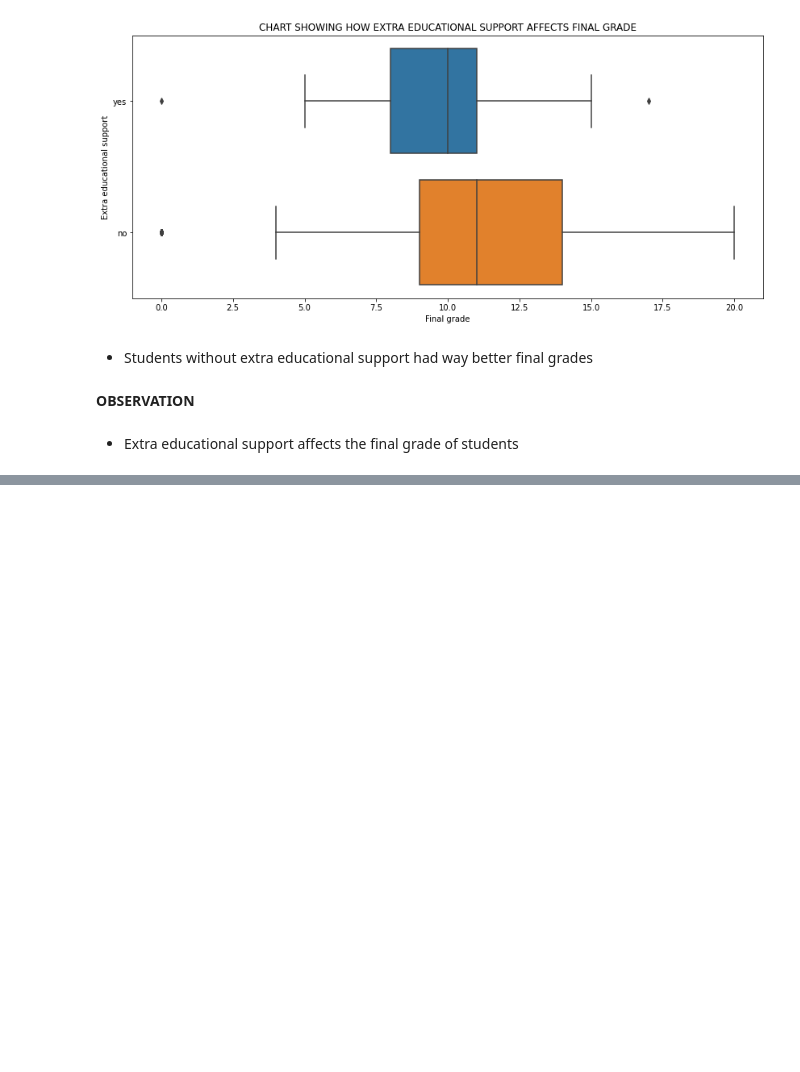
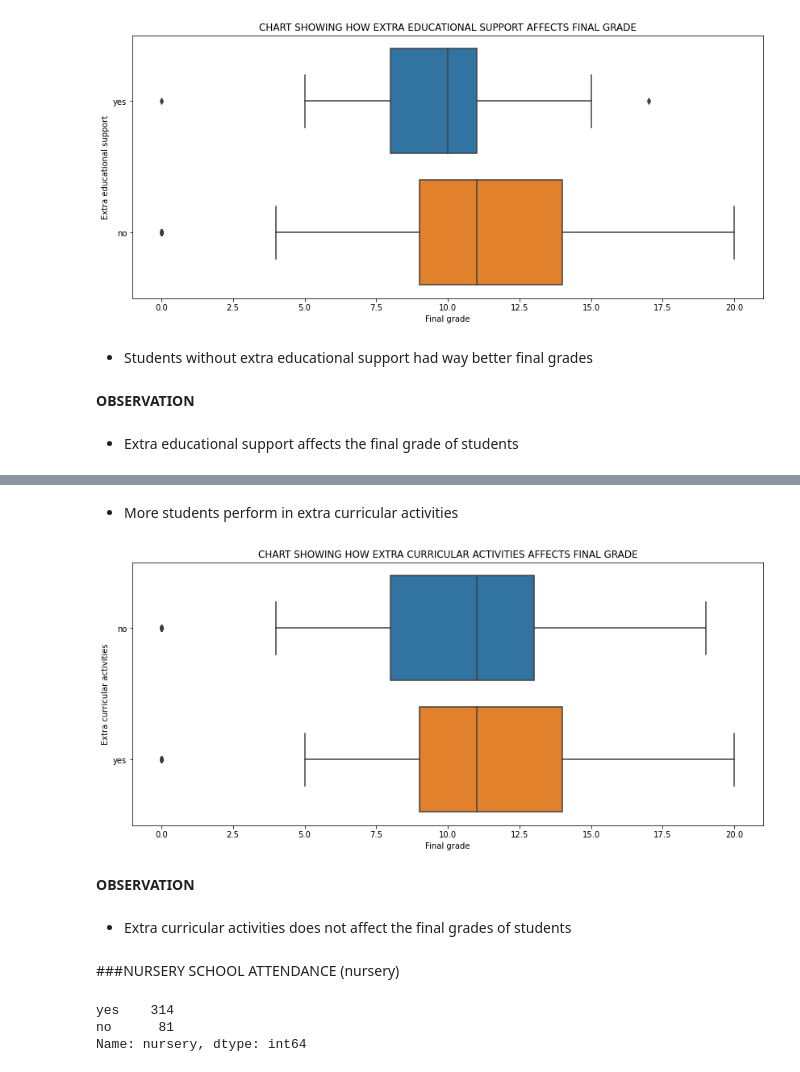
Before and after one commit to devchoplife/Students-grades, a Jupyter notebook: portuguese_students_grade_analysis.ipynb, the cells around one changed output, grey strips where cells are left out. Drawn from its saved outputs; the diff is of its cells as text; code cells hidden in the pictures; blank space fills up the shorter version.

```diff
--- a/portuguese_students_grade_analysis.ipynb
+++ b/portuguese_students_grade_analysis.ipynb
@@ -618,0 +673,23 @@ plt.show()
+# %% [markdown]
+* More students perform in extra curricular activities
+# %%
+plt.figure(figsize = (14, 6))
+sns.boxplot('G3', 'activities', data = grades)
+plt.title("CHART SHOWING HOW EXTRA CURRICULAR ACTIVITIES AFFECTS FINAL GRADE")
+plt.xlabel("Final grade")
+plt.ylabel("Extra curricular activities")
+plt.show()
+# %% [output]
+[figure, added]
+# %% [markdown]
+**OBSERVATION**
+# %% [markdown]
+* Extra curricular activities does not affect the final grades of students
+# %% [markdown]
+###NURSERY SCHOOL ATTENDANCE (nursery)
+# %%
+grades.nursery.value_counts()
+# %% [output]
+yes    314
+no      81
+Name: nursery, dtype: int64
```
Also changed, not shown: parts of 19 cells of this notebook.
